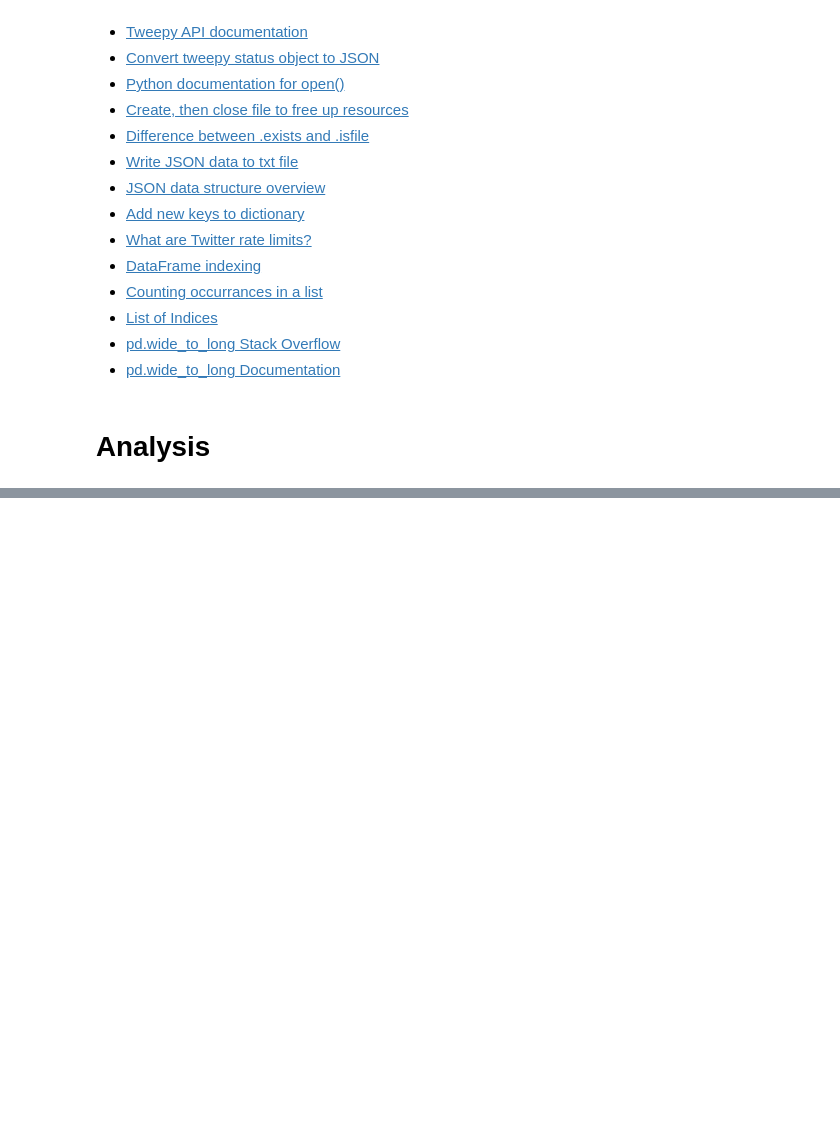
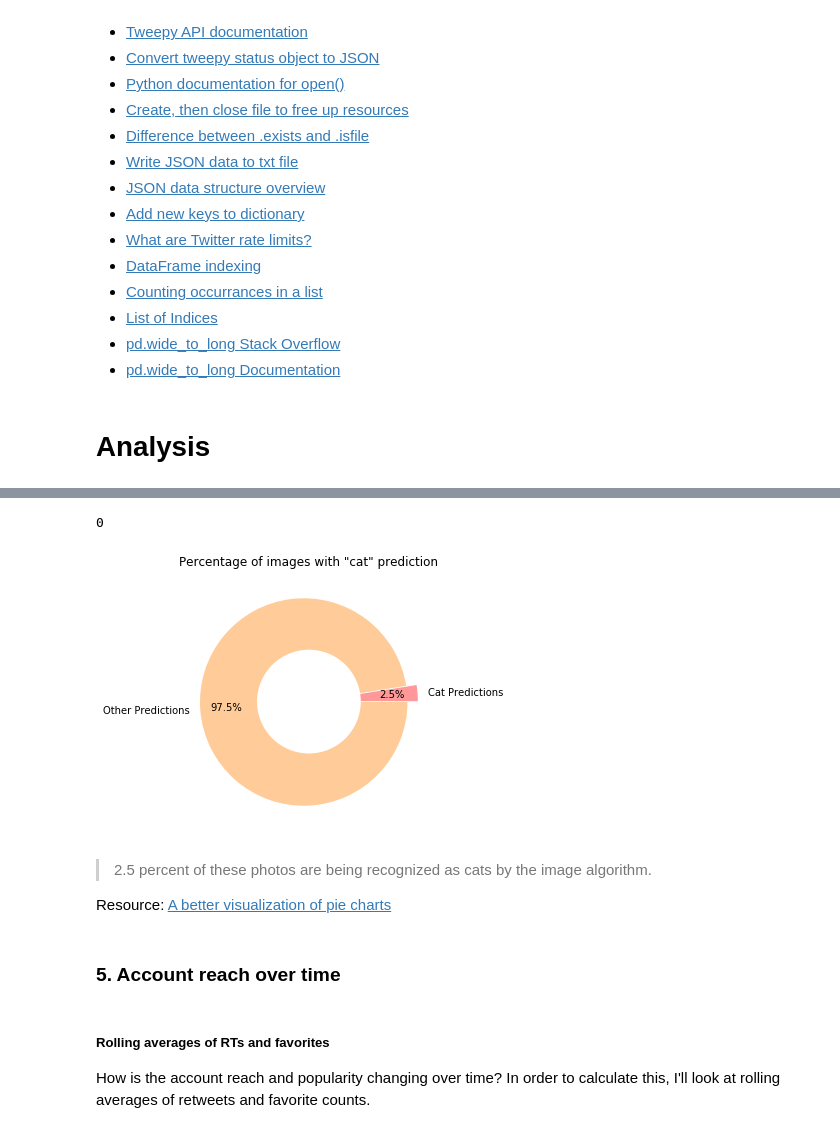
Before and after one commit to alexfetterman/WeRateDogs-Twitter-DAND, a Jupyter notebook: wrangle_act.ipynb, the cells around one changed output, grey strips where cells are left out. Cells and saved outputs as stored; diff of their text form; code cells hidden in the pictures; blank space fills up the shorter version.

```diff
--- a/wrangle_act.ipynb
+++ b/wrangle_act.ipynb
@@ -1224,0 +1358,4 @@ preds_clean.to_csv('image_predictions_master.csv', index=False)
+# %%
+felines = ['Polecat', 'Cat', 'Lion', 'Tiger',
+           'Tiger Cat', 'Egyptian Cat', 'Madagascar Cat', 'Persian Cat', 'Siamese Cat']
+cat_preds = predictions[predictions['prediction'].isin(felines)]
@@ -1224,0 +1382,33 @@ preds_clean.to_csv('image_predictions_master.csv', index=False)
+# %%
+# Check to see if any of the cat predictions are for the same tweet
+cat_preds.duplicated(subset='tweet_id').sum()
+# %% [output]
+0
+# %%
+# Donut chart
+labels = ['Cat Predictions',  'Other Predictions']
+sizes = [len(cat_preds), (len(predictions)/3) - len(cat_preds)]
+# Colors
+colors = ['#ff9999','#ffcc99']
+# Explosion
+explode = (0.05,0.05)
+plt.pie(sizes, colors = colors, labels=labels, autopct='%1.1f%%', startangle=0, pctdistance=0.75, explode = explode)
+# Draw circle
+centre_circle = plt.Circle((0,0),0.50,fc='white')
+fig = plt.gcf()
+fig.gca().add_artist(centre_circle)
+# Equal aspect ratio ensures that pie is drawn as a circle
+plt.tight_layout()
+plt.title('Percentage of images with "cat" prediction')
+plt.show()
+# %% [output]
+[figure, added]
+# %% [markdown]
+>2.5 percent of these photos are being recognized as cats by the image algorithm.
+
+Resource: [A better visualization of pie charts](https://medium.com/@kvnamipara/a-better-visualisation-of-pie-charts-by-matplotlib-935b7667d77f)
+# %% [markdown]
+### 5. Account reach over time
+# %% [markdown]
+##### Rolling averages of RTs and favorites
+How is the account reach and popularity changing over time? In order to calculate this, I'll look at rolling averages of retweets and favorite counts.
```
Also changed, not shown: parts of 47 cells of this notebook.
